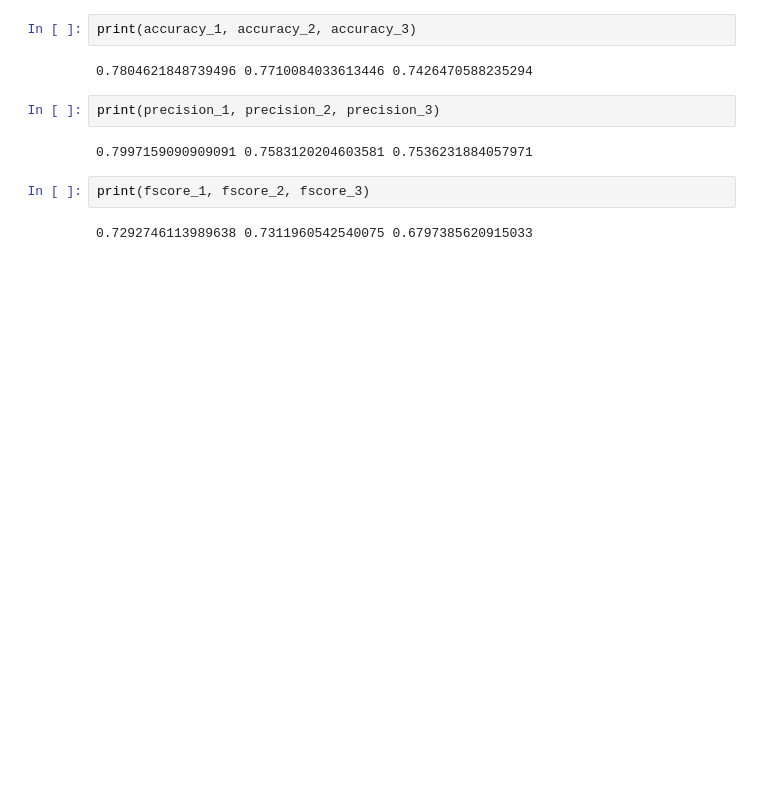
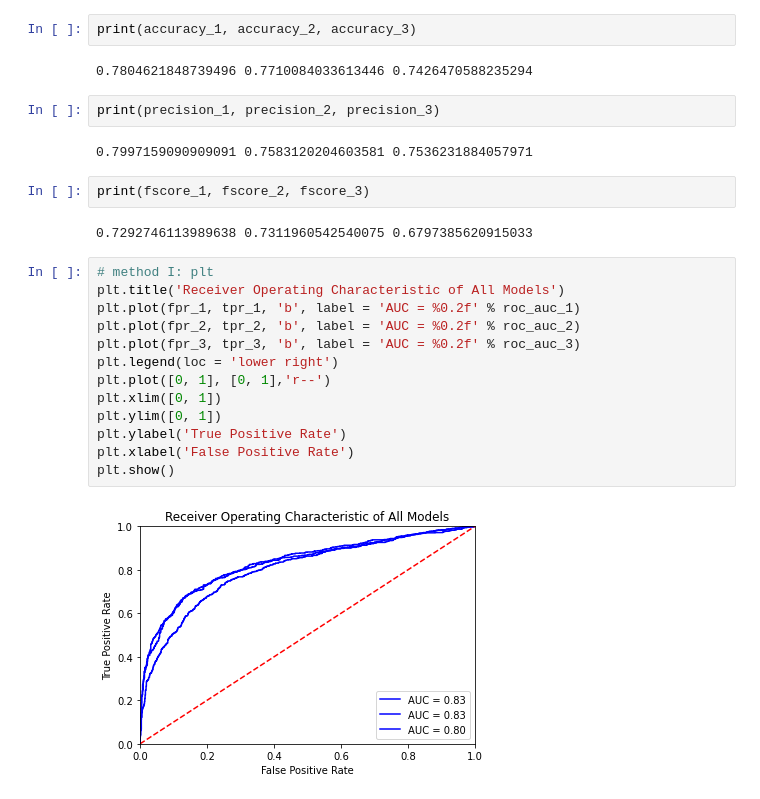
Before and after one commit to spazznolo/stc-dsf-exam, a Jupyter notebook: dsf_stc_exam.ipynb, the cells around one changed output. Saved outputs shown, nothing was run; the diff lists cells and outputs as text; blank space fills up the shorter version.

```diff
--- a/dsf_stc_exam.ipynb
+++ b/dsf_stc_exam.ipynb
@@ -330,3 +330,18 @@ print(precision_1, precision_2, precision_3)
 print(fscore_1, fscore_2, fscore_3)
 # %% [output]
 0.7292746113989638 0.7311960542540075 0.6797385620915033
+# %%
+# method I: plt
+plt.title('Receiver Operating Characteristic of All Models')
+plt.plot(fpr_1, tpr_1, 'b', label = 'AUC = %0.2f' % roc_auc_1)
+plt.plot(fpr_2, tpr_2, 'b', label = 'AUC = %0.2f' % roc_auc_2)
+plt.plot(fpr_3, tpr_3, 'b', label = 'AUC = %0.2f' % roc_auc_3)
+plt.legend(loc = 'lower right')
+plt.plot([0, 1], [0, 1],'r--')
+plt.xlim([0, 1])
+plt.ylim([0, 1])
+plt.ylabel('True Positive Rate')
+plt.xlabel('False Positive Rate')
+plt.show()
+# %% [output]
+[figure, added]
```
Also changed, not shown: parts of 1 cell of this notebook.
